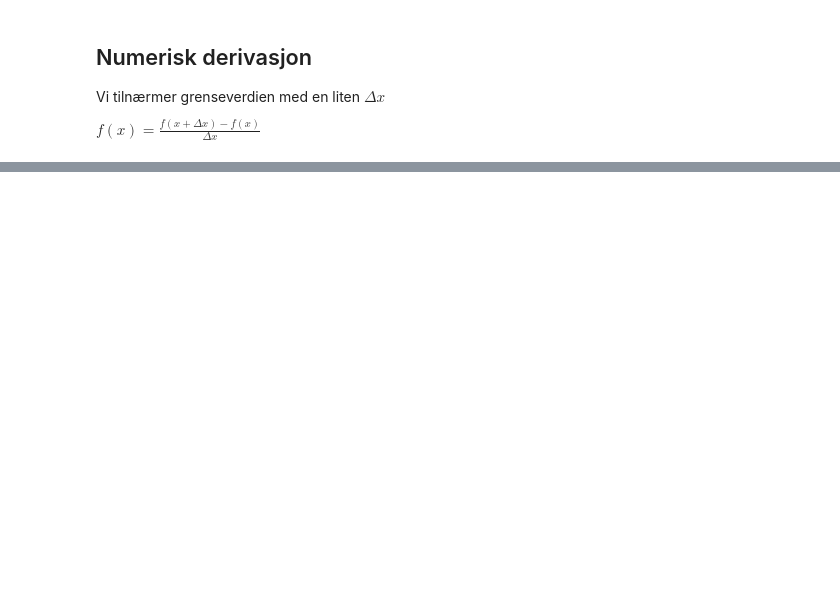
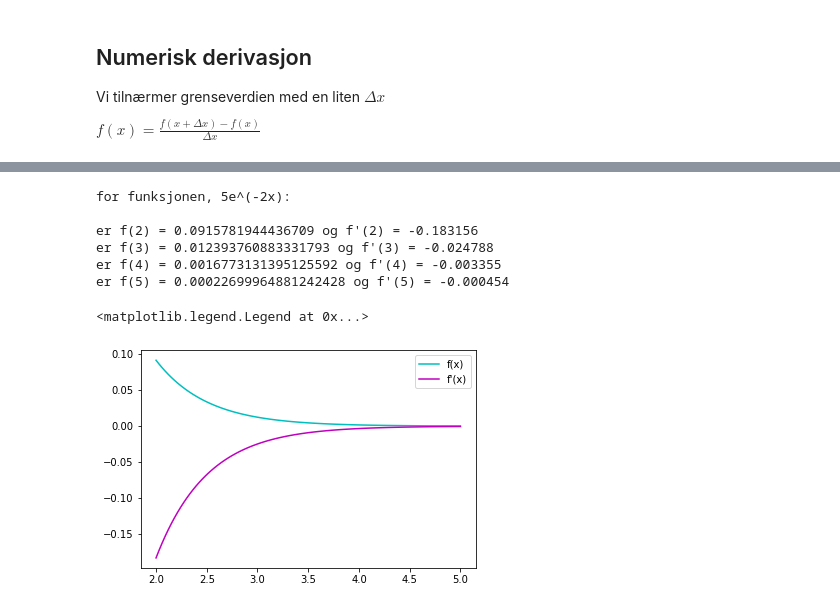
Before and after one commit to mattiastofte/promod, a Jupyter notebook: numeriske metoder/derivasjon.ipynb, the cells around one changed output, grey strips where cells are left out. Drawn from its saved outputs; the diff is of its cells as text; code cells hidden in the pictures; blank space fills up the shorter version.

```diff
--- a/numeriske metoder/derivasjon.ipynb
+++ b/numeriske metoder/derivasjon.ipynb
@@ -38,0 +106,28 @@ for standardform in verdier:
+# %%
+def f(x):
+    return 5*math.exp(-2*x)
+
+f_x = []
+f_x_derivert = []
+
+print('for funksjonen, 5e^(-2x):\n')
+
+for x in [i for i in range(2,6)]:
+    print(f"er f({x}) = {float(f(x))} og f'({x}) = {round(derivert(f,x,delta_x),6)}")
+
+for x in x_verdier:
+    f_x.append(f(x))
+    f_x_derivert.append(derivert(f,x,delta_x))
+
+plot(x_verdier,f_x,label="f(x)",color="c")
+plot(x_verdier,f_x_derivert,label="f'(x)",color="m")
+legend()
+# %% [output]
+for funksjonen, 5e^(-2x):
+
+er f(2) = 0.0915781944436709 og f'(2) = -0.183156
+er f(3) = 0.012393760883331793 og f'(3) = -0.024788
+er f(4) = 0.0016773131395125592 og f'(4) = -0.003355
+er f(5) = 0.00022699964881242428 og f'(5) = -0.000454
+<matplotlib.legend.Legend at 0x...>
+[figure, added]
```
Also changed, not shown: parts of 12 cells of this notebook, 2 other files.
